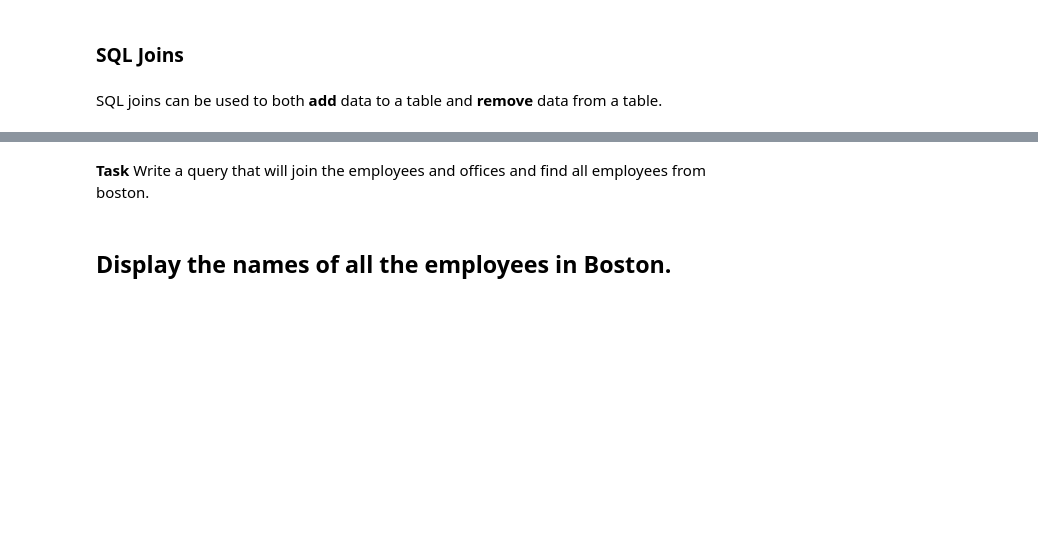
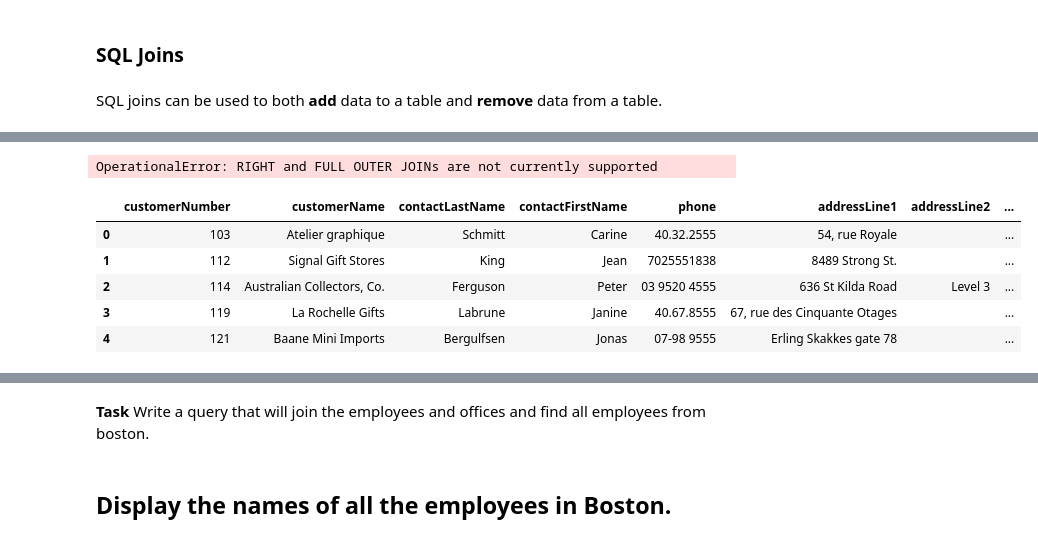
Before and after one commit to ShinPete/sql-to-pandas, a Jupyter notebook: sql-to-pandas.ipynb, the cells around one changed output, grey strips where cells are left out. Saved outputs shown, nothing was run; the diff lists cells and outputs as text; code cells hidden in the pictures; blank space fills up the shorter version.

```diff
--- a/sql-to-pandas.ipynb
+++ b/sql-to-pandas.ipynb
@@ -209,3 +213,28 @@ What if we need to combine two different tables?
 SQL joins can be used to both **add** data to a table and **remove** data from a table.
 # %% [markdown]
 ![venn](img/venn.png)
+# %%
+c.execute("""select  *
+             from customers
+             full outer join employees
+             on customers.salesRepEmployeeNumber = employees.EmployeeNumber
+             ;""")
+df2 = pd.DataFrame(c.fetchall())
+df2.columns = [x[0] for x in c.description]
+df2.head()
+# %% [output]
+OperationalError: RIGHT and FULL OUTER JOINs are not currently supported
+# %%
+c.execute("""select  *
+             from customers
+             ;""")
+df = pd.DataFrame(c.fetchall())
+df.columns = [x[0] for x in c.description]
+df.head()
+# %% [output]
+|  | customerNumber | customerName | contactLastName | contactFirstName | phone | addressLine1 | addressLine2 | ... |
+| 0 | 103 | Atelier graphique | Schmitt | Carine | 40.32.2555 | 54, rue Royale |  | ... |
+| 1 | 112 | Signal Gift Stores | King | Jean | 7025551838 | 8489 Strong St. |  | ... |
+| 2 | 114 | Australian Collectors, Co. | Ferguson | Peter | 03 9520 4555 | 636 St Kilda Road | Level 3 | ... |
+| 3 | 119 | La Rochelle Gifts | Labrune | Janine | 40.67.8555 | 67, rue des Cinquante Otages |  | ... |
+| 4 | 121 | Baane Mini Imports | Bergulfsen | Jonas | 07-98 9555 | Erling Skakkes gate 78 |  | ... |
```
Also changed, not shown: parts of 10 cells of this notebook.
